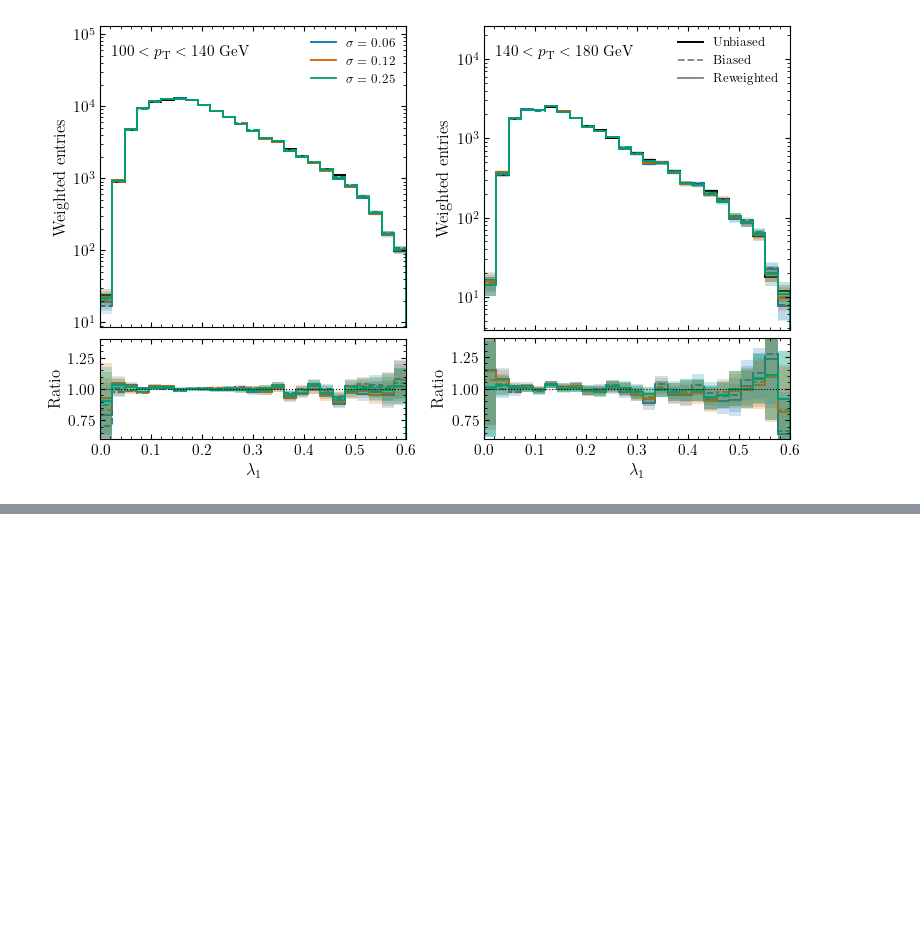
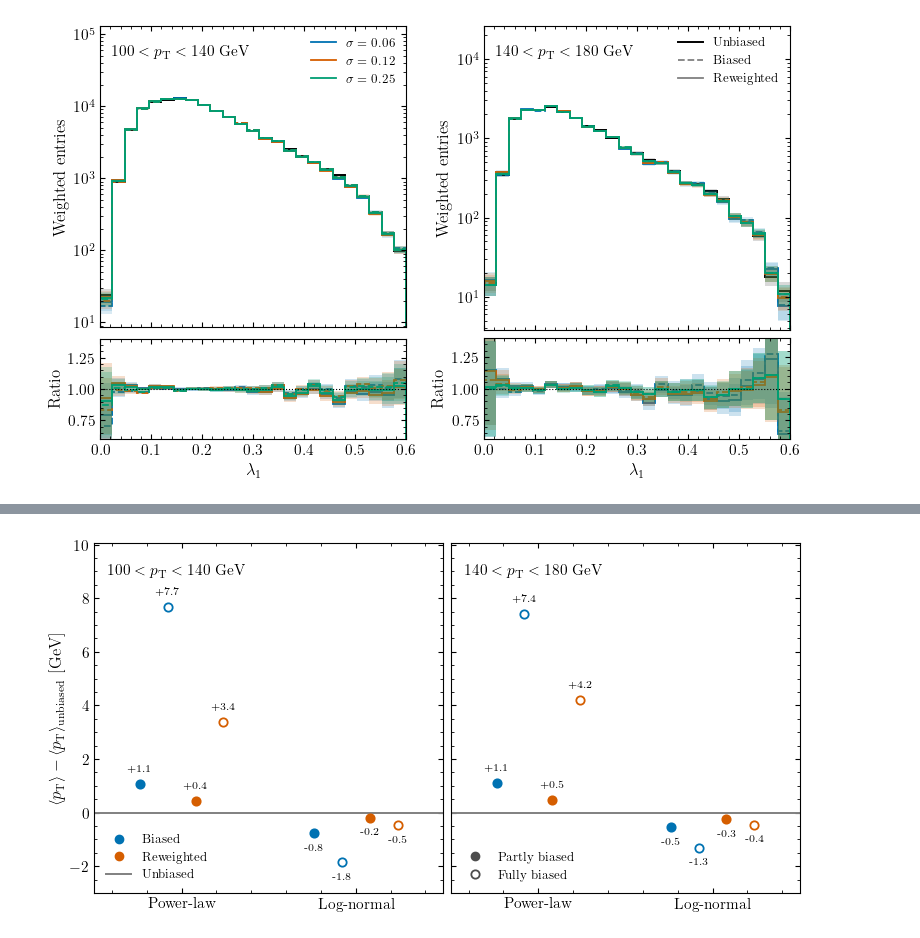
Before and after one commit to avramescudana/SelectionUnbiasing, a Jupyter notebook: AnalysisCode/compare_bias.ipynb, the cells around one changed output, grey strips where cells are left out. Cells and saved outputs as stored; diff of their text form; code cells hidden in the pictures; blank space fills up the shorter version.

Commit message:
Add fully biased fill-up option and mean jet pT comparison

```diff
--- a/AnalysisCode/compare_bias.ipynb
+++ b/AnalysisCode/compare_bias.ipynb
@@ -301,0 +313,76 @@ for obs in OBSERVABLES:
+# %%
+BIAS_COLS = {"Power-law": "powerlaw", "Log-normal": "lognormal"}   # column label -> bias
+FILLS = {"Y'": TAG, "resampled": f"{TAG}_resampled"}           # fill-up -> sample tag
+
+
+def mean_pt(h):
+    # weighted mean of the bin centres and its statistical error
+    c = 0.5 * (h.edges[:-1] + h.edges[1:])
+    s = h.values.sum()
+    mu = (h.values * c).sum() / s
+    return mu, np.sqrt((h.errors ** 2 * (c - mu) ** 2).sum()) / s
+
+
+def mean_pts():
+    # {(column label, fill, lo, hi): {"base"|"total"|"target": (mean, error)}}
+    out = {}
+    for label, bias in BIAS_COLS.items():
+        for fill, tag in FILLS.items():
+            for lo, hi in BINS:
+                path = f"{FILES_DIR}/unbias_weights_plots_{lo}_{hi}{BIASES[bias][0]}_{tag}.root"
+                if not os.path.exists(path):
+                    print("missing:", path)
+                    continue
+                with uproot.open(path) as f:
+                    out[(label, fill, lo, hi)] = {s: mean_pt(pm.Hist.from_root(f[f"h_{s}"]))
+                                                  for s in ("base", "total", "target")}
+    return out
+
+
+means = mean_pts()
+
+print(f"{'bias':12} {'fill':10} {'bin':8} {'biased':>14} {'reweighted':>14} {'unbiased':>14} {'biased-unbiased':>16}")
+for (label, fill, lo, hi), m in means.items():
+    (mb, eb), (mt, et), (mg, eg) = m["base"], m["total"], m["target"]
+    print(f"{label:12} {fill:10} {lo}-{hi:<4} {mb:8.2f}+-{eb:.2f} {mt:8.2f}+-{et:.2f} {mg:8.2f}+-{eg:.2f}"
+          f" {mb - mg:+10.2f}+-{np.hypot(eb, eg):.2f}")
+
+# plot: <pT> - <pT>_unbiased; colour = sample, filled / open marker = Y' / resampled fill-up
+labels = list(BIAS_COLS)
+POINTS = [("base", "Y'", -0.24), ("base", "resampled", -0.08), ("total", "Y'", 0.08), ("total", "resampled", 0.24)]
+COLOR = {"base": pm.C_BASE, "total": pm.C_TOTAL}
+fig, axes = plt.subplots(1, len(BINS), figsize=(7.6, 3.8), sharey=True, layout="constrained")
+shifts = [m[s][0] - m["target"][0] for m in means.values() for s in ("base", "total")]
+span = max(max(shifts), 0) - min(min(shifts), 0)
+ylim = (min(min(shifts), 0) - 0.12 * span, max(max(shifts), 0) + 0.25 * span)   # room for value and bin labels
+for ax, (lo, hi) in zip(axes, BINS):
+    ax.axhline(0, color="0.5", lw=1.4)
+    for i, label in enumerate(labels):
+        for s, fill, dx in POINTS:
+            if (label, fill, lo, hi) not in means:
+                continue
+            m = means[(label, fill, lo, hi)]
+            mg, eg = m["target"]
+            mu, e = m[s]
+            ax.errorbar(i + dx, mu - mg, yerr=np.hypot(e, eg), fmt="o", ms=6, color=COLOR[s], capsize=0,
+                        mfc=COLOR[s] if fill == "Y'" else "white", mew=1.3)
+            up = mu >= mg   # label above positive shifts, below negative ones
+            ax.annotate(f"{mu - mg:+.1f}", (i + dx, mu - mg), xytext=(0, 7 if up else -7), textcoords="offset points",
+                        ha="center", va="bottom" if up else "top", fontsize="x-small")
+    ax.set_xticks(range(len(labels)), labels)
+    ax.set_xlim(-0.5, len(labels) - 0.5)
+    ax.set_ylim(*ylim)
+    ax.text(0.04, 0.94, pm.bin_label(lo, hi), transform=ax.transAxes, va="top")
+axes[0].set_ylabel(r"$\langle p_{\mathrm{T}}\rangle - \langle p_{\mathrm{T}}\rangle_{\mathrm{unbiased}}$ [GeV]")
+# legends: samples (left bin), fill-up of the biased sample (right bin)
+axes[0].legend([Line2D([], [], color=pm.C_BASE, marker="o", ls=""), Line2D([], [], color=pm.C_TOTAL, marker="o", ls=""),
+                Line2D([], [], color="0.5", lw=1.4)],
+               ["Biased", "Reweighted", "Unbiased"], loc="lower left", fontsize="small")
+axes[-1].legend([Line2D([], [], color="0.3", marker="o", ls=""),
+                 Line2D([], [], color="0.3", marker="o", mfc="white", mew=1.3, ls="")],
+                ["Partly biased", "Fully biased"], loc="lower left", fontsize="small")
+if SAVE:
+    os.makedirs(PLOT_DIR, exist_ok=True)
+    fig.savefig(f"{PLOT_DIR}/mean_pt_shift.pdf", bbox_inches="tight")
+plt.show()
+# %% [output]
@@ -301,0 +398 @@ for obs in OBSERVABLES:
+[figure, added]
```
Also changed, not shown: parts of 2 cells of this notebook, 4 other files.
